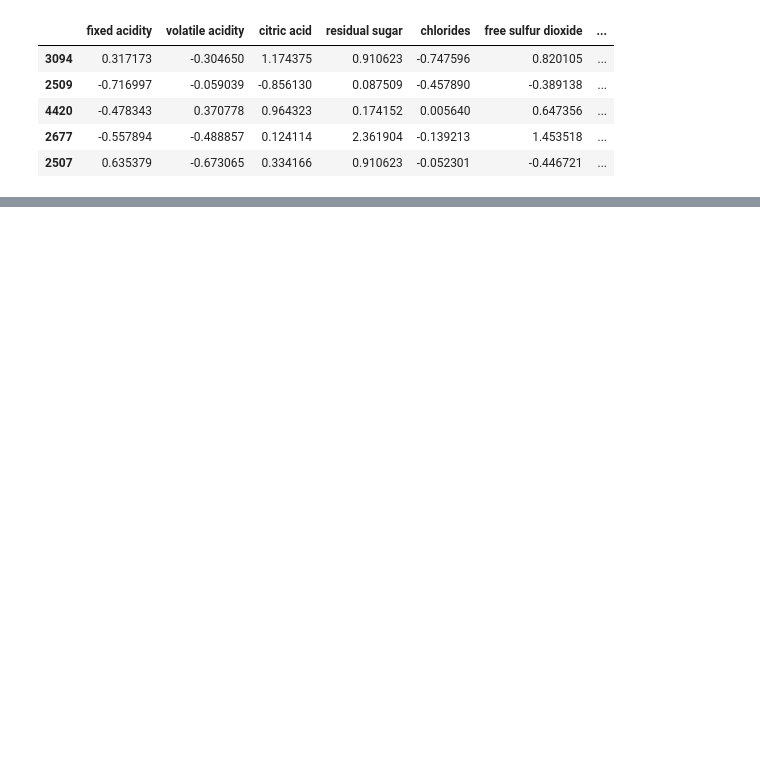
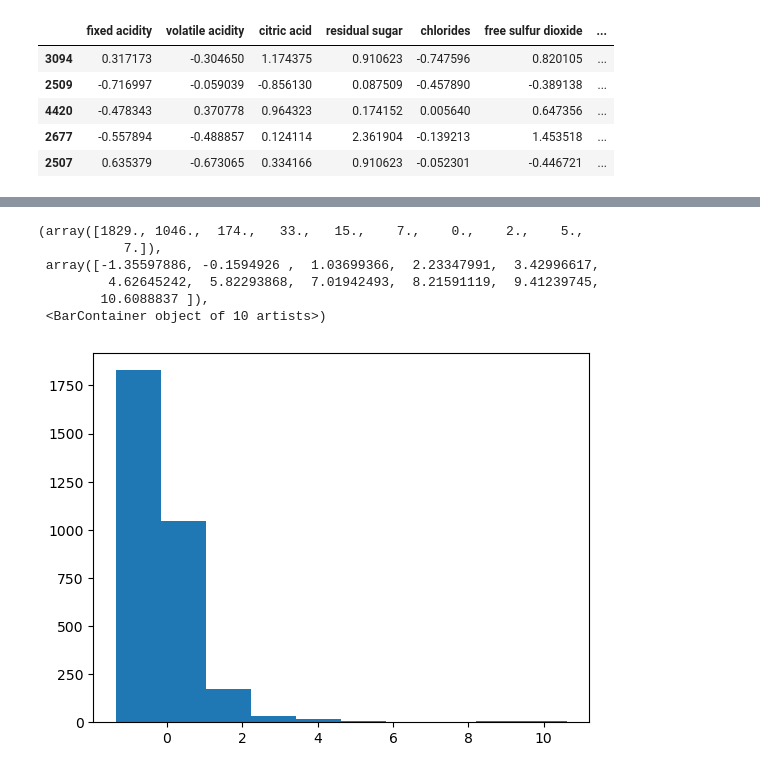
Before and after one commit to pour-choices/wine_clustering_project, a Jupyter notebook: explore_wine_josh.ipynb, the cells around one changed output, grey strips where cells are left out. Cells and saved outputs as stored; diff of their text form; code cells hidden in the pictures; blank space fills up the shorter version.

```diff
--- a/explore_wine_josh.ipynb
+++ b/explore_wine_josh.ipynb
@@ -398,0 +394,10 @@ train['cluster_preds'] = kmeans.predict(train[cluster_list])
+# %%
+plt.hist(train.chlorides)
+# %% [output]
+(array([1829., 1046.,  174.,   33.,   15.,    7.,    0.,    2.,    5.,
+           7.]),
+ array([-1.35597886, -0.1594926 ,  1.03699366,  2.23347991,  3.42996617,
+         4.62645242,  5.82293868,  7.01942493,  8.21591119,  9.41239745,
+        10.6088837 ]),
+ <BarContainer object of 10 artists>)
+[figure, added]
```
Also changed, not shown: parts of 14 cells of this notebook, 5 other files.
